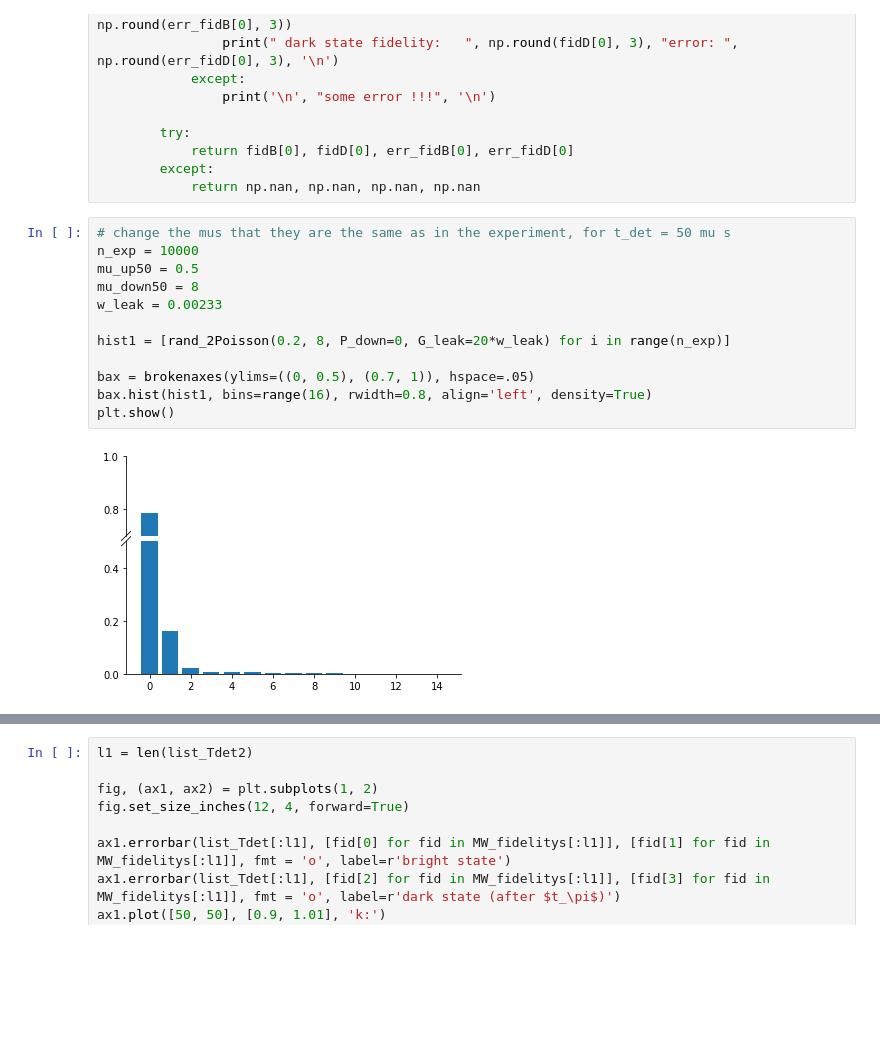
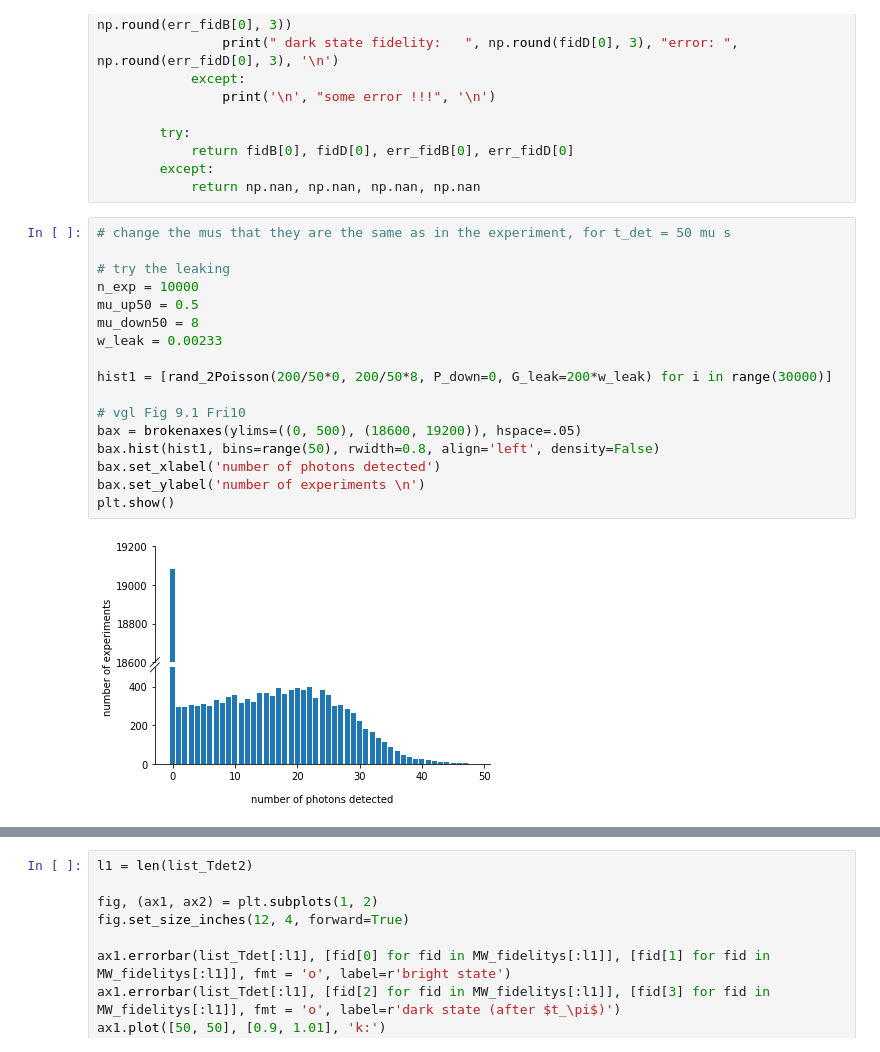
Before and after one commit to R-Thomm/Robin-Master, a Jupyter notebook: squeezed.ipynb, the cells around one changed output, grey strips where cells are left out. Cells and saved outputs as stored; diff of their text form; blank space fills up the shorter version.

```diff
--- a/squeezed.ipynb
+++ b/squeezed.ipynb
@@ -2028,18 +2028,23 @@ def check_fidelity_sim(hist1, hist2, printFid = True, Tdet = 50):
             return np.nan, np.nan, np.nan, np.nan
 # %%
 # change the mus that they are the same as in the experiment, for t_det = 50 mu s
+
+# try the leaking
 n_exp = 10000
 mu_up50 = 0.5
 mu_down50 = 8
 w_leak = 0.00233
 
-hist1 = [rand_2Poisson(0.2, 8, P_down=0, G_leak=20*w_leak) for i in range(n_exp)]
+hist1 = [rand_2Poisson(200/50*0, 200/50*8, P_down=0, G_leak=200*w_leak) for i in range(30000)]
 
-bax = brokenaxes(ylims=((0, 0.5), (0.7, 1)), hspace=.05)
-bax.hist(hist1, bins=range(16), rwidth=0.8, align='left', density=True)
+# vgl Fig 9.1 Fri10
+bax = brokenaxes(ylims=((0, 500), (18600, 19200)), hspace=.05)
+bax.hist(hist1, bins=range(50), rwidth=0.8, align='left', density=False)
+bax.set_xlabel('number of photons detected')
+bax.set_ylabel('number of experiments \n')
 plt.show()
 # %% [output]
-[figure, old version]
+[figure, new version]
 # %%
 t1 = time.time()
 np.random.seed(4200)
```
Also changed, not shown: parts of 7 cells of this notebook, 2 other files.
